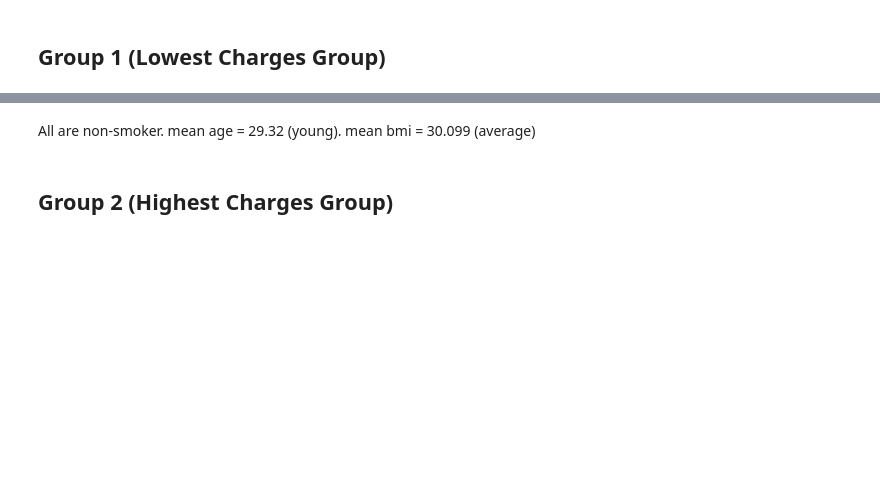
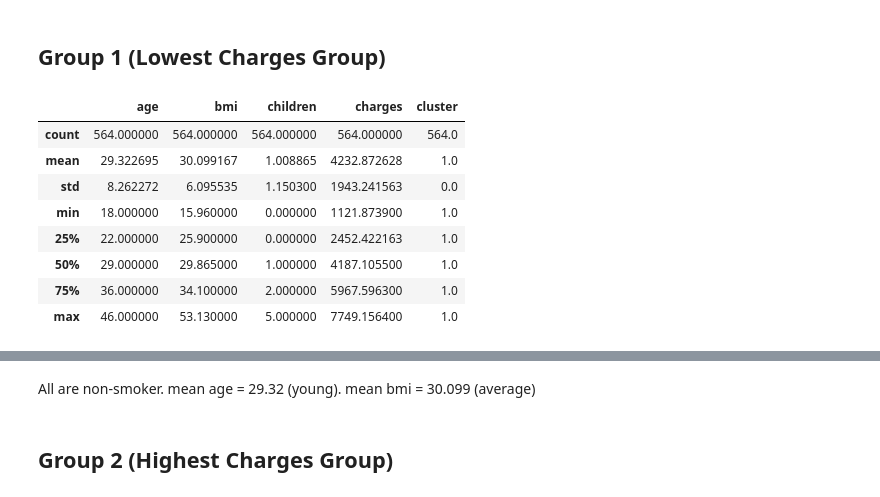
Before and after one commit to rockyclh/US-Insurance-Charges, a Jupyter notebook: US Medical Insurance Cost.ipynb, the cells around one changed output, grey strips where cells are left out. Saved outputs shown, nothing was run; the diff lists cells and outputs as text; code cells hidden in the pictures; blank space fills up the shorter version.

```diff
--- a/US Medical Insurance Cost.ipynb
+++ b/US Medical Insurance Cost.ipynb
@@ -393,5 +401,15 @@ insurance_cost_insight.head()
 # %% [markdown]
 ## Group 1 (Lowest Charges Group)
 # %%
-insurance_cost_insight[insurance_cost_insight['y_pred'] == 1].describe()
+insurance_cost_insight[insurance_cost_insight['cluster'] == 1].describe()
+# %% [output]
+|  | age | bmi | children | charges | cluster |
+| count | 564.000000 | 564.000000 | 564.000000 | 564.000000 | 564.0 |
+| mean | 29.322695 | 30.099167 | 1.008865 | 4232.872628 | 1.0 |
+| std | 8.262272 | 6.095535 | 1.150300 | 1943.241563 | 0.0 |
+| min | 18.000000 | 15.960000 | 0.000000 | 1121.873900 | 1.0 |
+| 25% | 22.000000 | 25.900000 | 0.000000 | 2452.422163 | 1.0 |
+| 50% | 29.000000 | 29.865000 | 1.000000 | 4187.105500 | 1.0 |
+| 75% | 36.000000 | 34.100000 | 2.000000 | 5967.596300 | 1.0 |
+| max | 46.000000 | 53.130000 | 5.000000 | 7749.156400 | 1.0 |
 # %%
```
Also changed, not shown: parts of 58 cells of this notebook.
